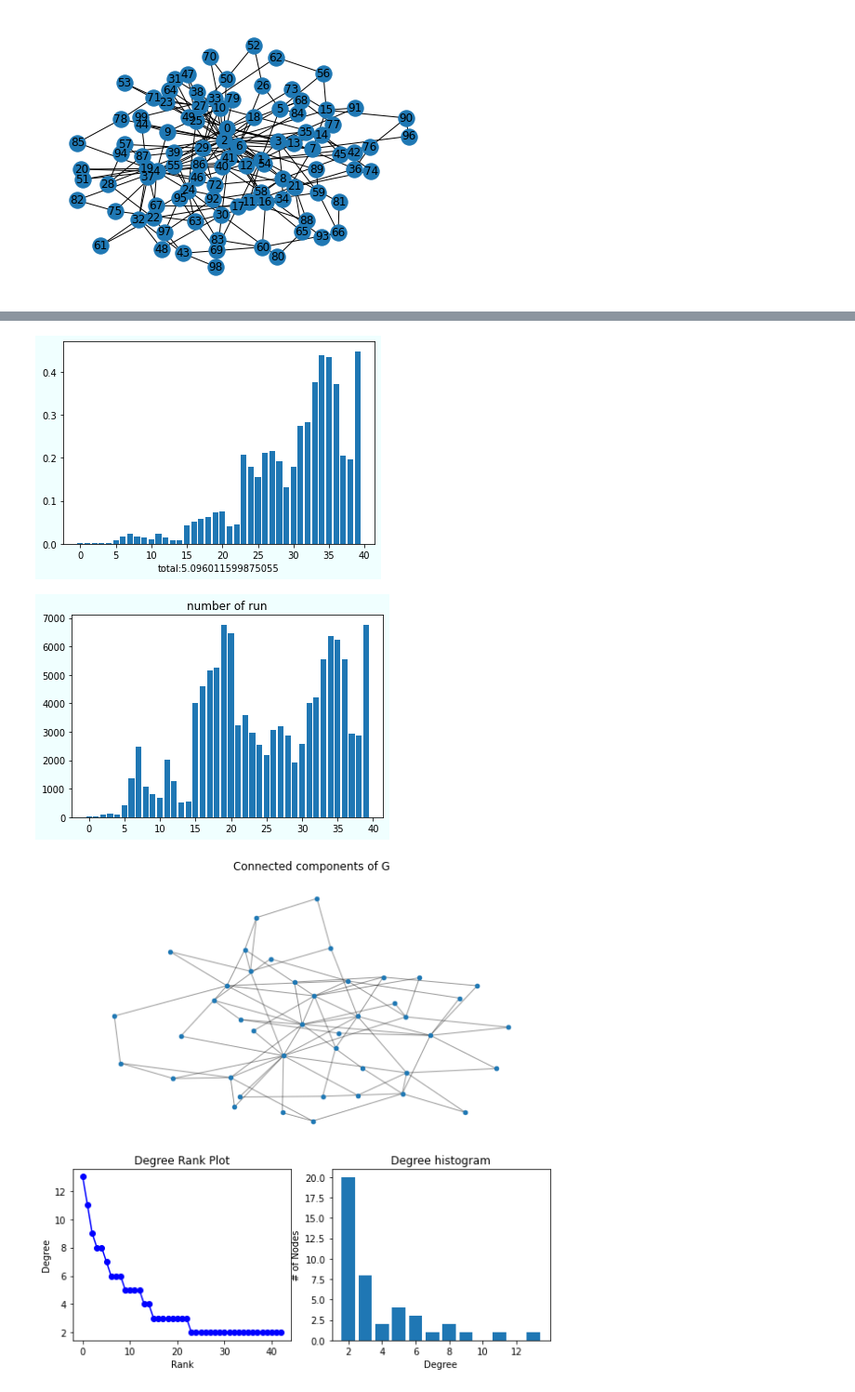
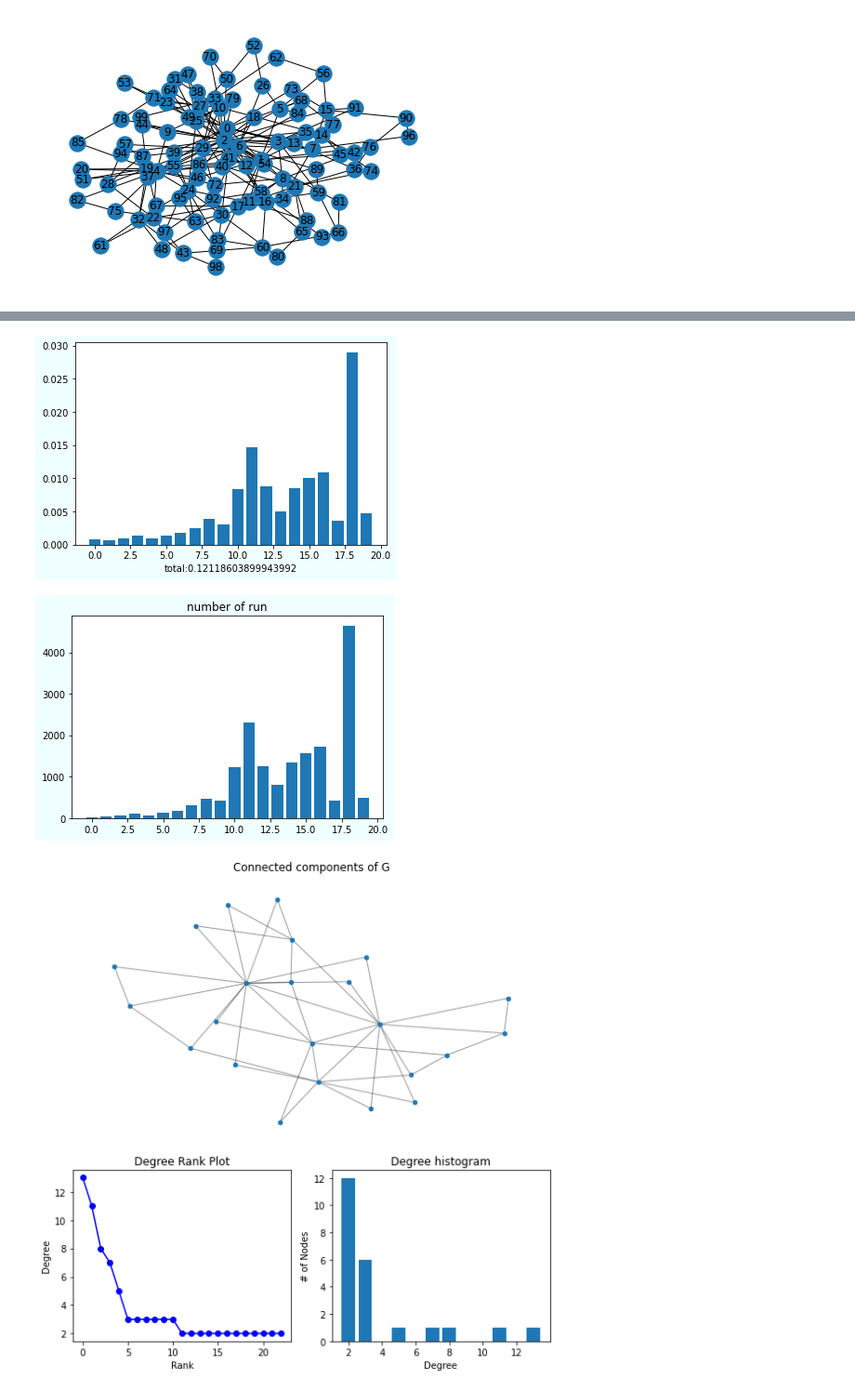
Before and after one commit to Tshou1219/qba, a Jupyter notebook: main.ipynb, the cells around one changed output, grey strips where cells are left out. Shown at 93% size. Saved outputs shown, nothing was run; the diff lists cells and outputs as text; code cells hidden in the pictures.

```diff
--- a/main.ipynb
+++ b/main.ipynb
@@ -21,26 +30,24 @@ G.arc_plot()
 # %%
 import matplotlib.pyplot as plt
 import numpy as np
 import time
+import plot
 from grover import Grover
+PATH=[(0,1.),(1,2.)]
 G=Grover([])
 G.complete_graph(3)
 times=[]
-for _ in range(40):
+for _ in range(20):
     time_sta = time.perf_counter()
-    #G.grover(100000,[[0,1.],[1,2.]])
-    G.matrix_grover(100000,[[0,1.],[1,2.]])
-    G.qba_run(2,[[0,1.],[1,2.]])
+    # G.grover(100000,PATH)
+    G.matrix_grover(100000,PATH)
+    G.qba_run(2,PATH)
     time_end = time.perf_counter()
     times.append(time_end-time_sta)
-plt.figure(facecolor="azure",edgecolor="coral")
-plt.xlabel("total:{}".format(sum(times)))
-plt.bar([i for i,_ in enumerate (times)],times)
-plt.show()
+plot.plot_time(times)
 G.make_count_histgram()
-# G.plot()
 G.deg_plot()
 # %% [output]
-[figure, old version]
+[figure, new version]
-[figure, old version]
+[figure, new version]
-[figure, old version]
+[figure, new version]
```
Also changed, not shown: parts of 2 cells of this notebook, 12 other files.
